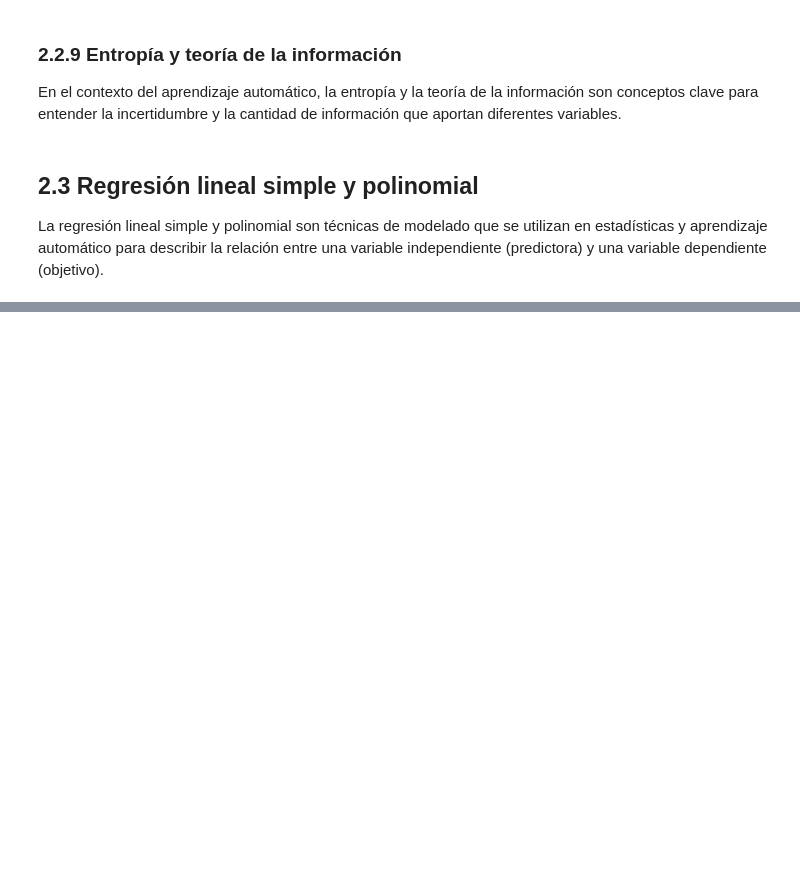
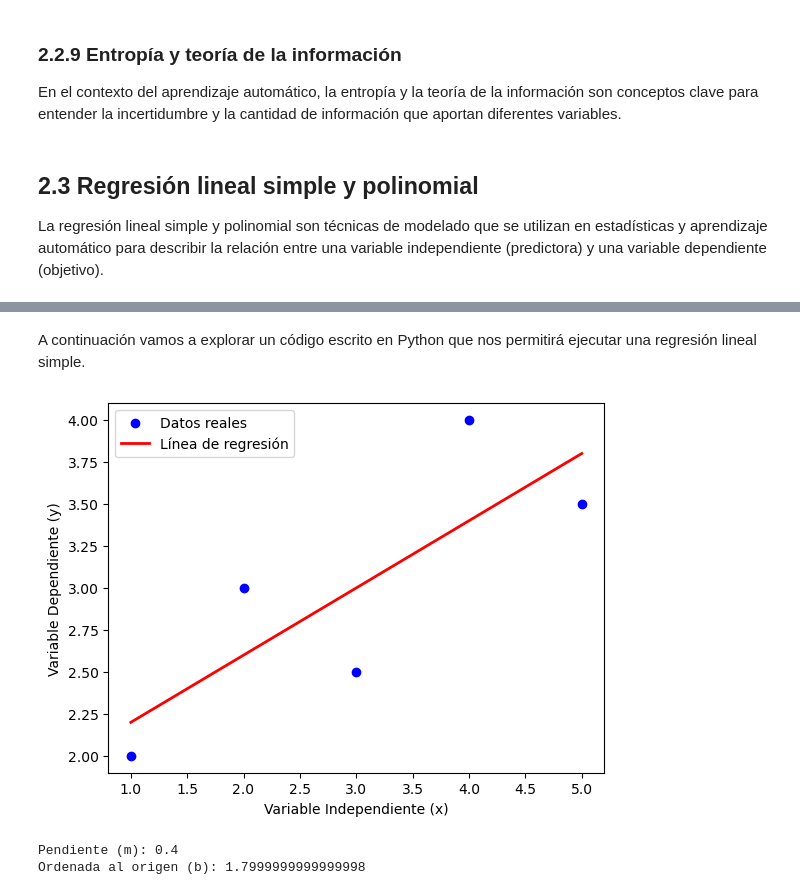
Before and after one commit to jsuarez314/DLPythonFUA_school, a Jupyter notebook: MÓDULO 2 - Matemáticas para IA.ipynb, the cells around one changed output, grey strips where cells are left out. Cells and saved outputs as stored; diff of their text form; code cells hidden in the pictures; blank space fills up the shorter version.

```diff
--- a/MÓDULO 2 - Matemáticas para IA.ipynb
+++ b/MÓDULO 2 - Matemáticas para IA.ipynb
@@ -682,0 +1018,17 @@ Comprender estos conceptos de cálculo proporciona una base sólida para abordar
+# %%
+from sympy import symbols, diff
+
+# Definimos las variables simbólicas
+x, y = symbols('x y')
+
+# Definimos la función
+f = x**2 + y**2
+
+# Calculamos las derivadas parciales
+df_dx = diff(f, x)
+df_dy = diff(f, y)
+
+# Construimos el vector gradiente
+gradient = [df_dx, df_dy]
+
+print(f"El gradiente de la función f(x, y) = {f} es: {gradient}")
@@ -759,0 +1145,35 @@ Modelado de relaciones lineales simples.
+# %% [markdown]
+A continuación vamos a explorar un código escrito en Python que nos permitirá ejecutar una regresión lineal simple.
+# %%
+# Datos de ejemplo
+x = np.array([1, 2, 3, 4, 5])
+y = np.array([2, 3, 2.5, 4, 3.5])
+
+# Calcular las medias
+mean_x = np.mean(x)
+mean_y = np.mean(y)
+
+# Calcular la pendiente (m)
+m = np.sum((x - mean_x) * (y - mean_y)) / np.sum((x - mean_x) ** 2)
+
+# Calcular la ordenada al origen (b)
+b = mean_y - m * mean_x
+
+# Hacer predicciones
+y_pred = m * x + b
+
+# Graficar los datos y la línea de regresión
+pl.scatter(x, y, color='blue', label='Datos reales')
+pl.plot(x, y_pred, color='red', linewidth=2, label='Línea de regresión')
+pl.xlabel('Variable Independiente (x)')
+pl.ylabel('Variable Dependiente (y)')
+pl.legend()
+pl.show()
+
+# Imprimir los coeficientes de la línea
+print(f"Pendiente (m): {m}")
+print(f'Ordenada al origen (b): {b}')
+# %% [output]
+[figure, added]
+Pendiente (m): 0.4
+Ordenada al origen (b): 1.7999999999999998
```
Also changed, not shown: parts of 43 cells of this notebook.
